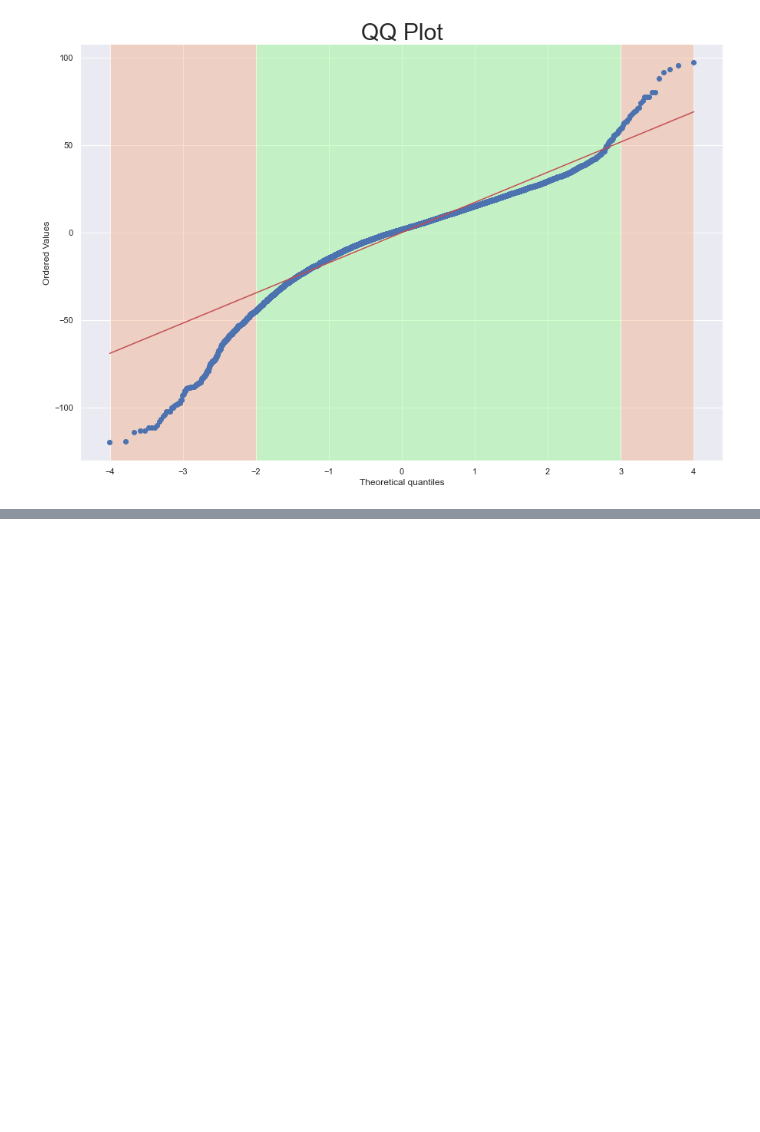
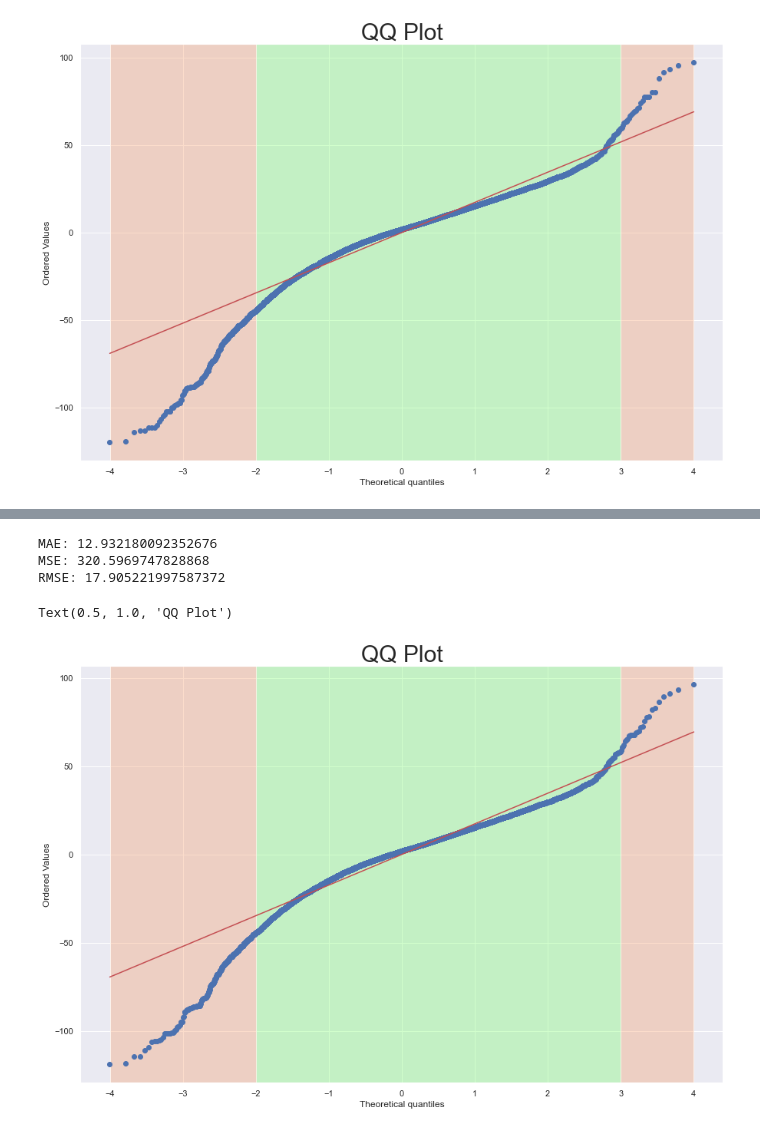
Before and after one commit to ABizCho/py_machineLearning, a Jupyter notebook: Assignment_Group/ML_group_project/ML_groupPJ_sub2_Linear_Final.ipynb, the cells around one changed output, grey strips where cells are left out. Drawn from its saved outputs; the diff is of its cells as text; code cells hidden in the pictures; blank space fills up the shorter version.

```diff
--- a/Assignment_Group/ML_group_project/ML_groupPJ_sub2_Linear_Final.ipynb
+++ b/Assignment_Group/ML_group_project/ML_groupPJ_sub2_Linear_Final.ipynb
@@ -302,0 +845,4 @@ Text(0.5, 1.0, 'QQ Plot')
+# %%
+# compute the erorrs and save them in the dataframe
+y_test3['Error']=y_test3['Predictions']-y_test3['adr_1']
+y_test3.head()
@@ -302,0 +856,25 @@ Text(0.5, 1.0, 'QQ Plot')
+# %%
+from sklearn import metrics
+print('MAE:', metrics.mean_absolute_error(y_test2, predictions2))
+print('MSE:', metrics.mean_squared_error(y_test2, predictions2))
+print('RMSE:', np.sqrt(metrics.mean_squared_error(y_test2, predictions2)))
+# %% [output]
+MAE: 12.932180092352676
+MSE: 320.5969747828868
+RMSE: 17.905221997587372
+# %%
+import scipy.stats as stats
+
+fig = plt.figure(figsize=(15,10))
+
+ax1 = fig.add_subplot(1,1,1)
+ax1.axvspan(-2,3, facecolor='#6cff5c', alpha=0.3)
+ax1.axvspan(-4,-2, facecolor='#f79159', alpha=0.3)
+ax1.axvspan(3,4, facecolor='#f79159', alpha=0.3)
+
+stats.probplot(y_test3['Error'], plot=plt)
+
+plt.title('QQ Plot', fontsize=30)
+# %% [output]
+Text(0.5, 1.0, 'QQ Plot')
+[figure, added]
```
Also changed, not shown: parts of 34 cells of this notebook, 5 other files.
